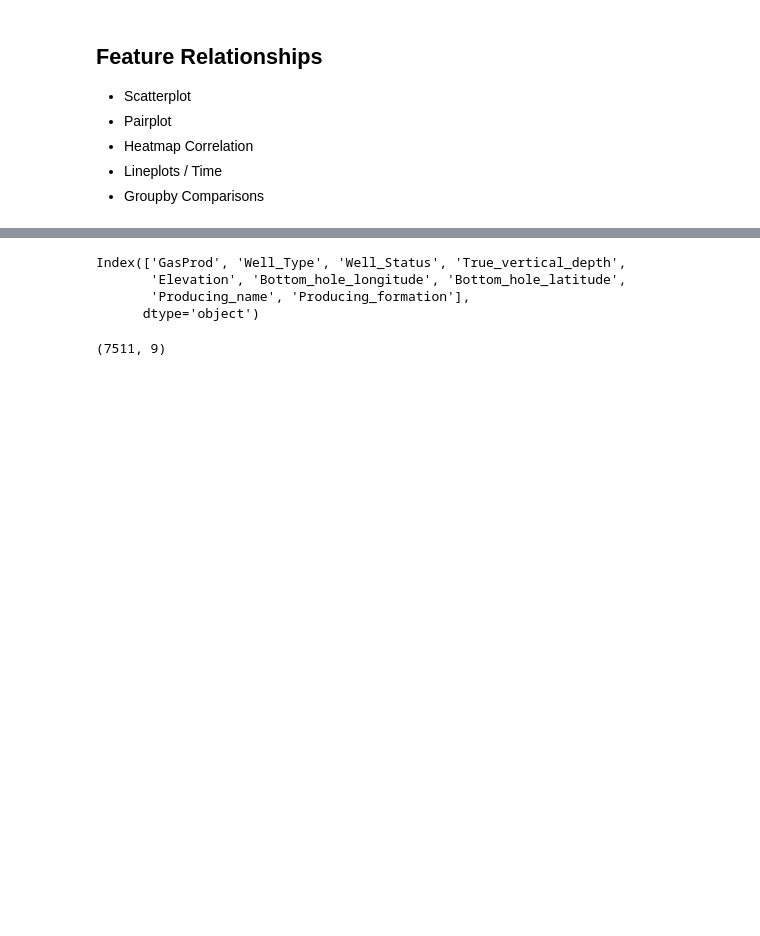
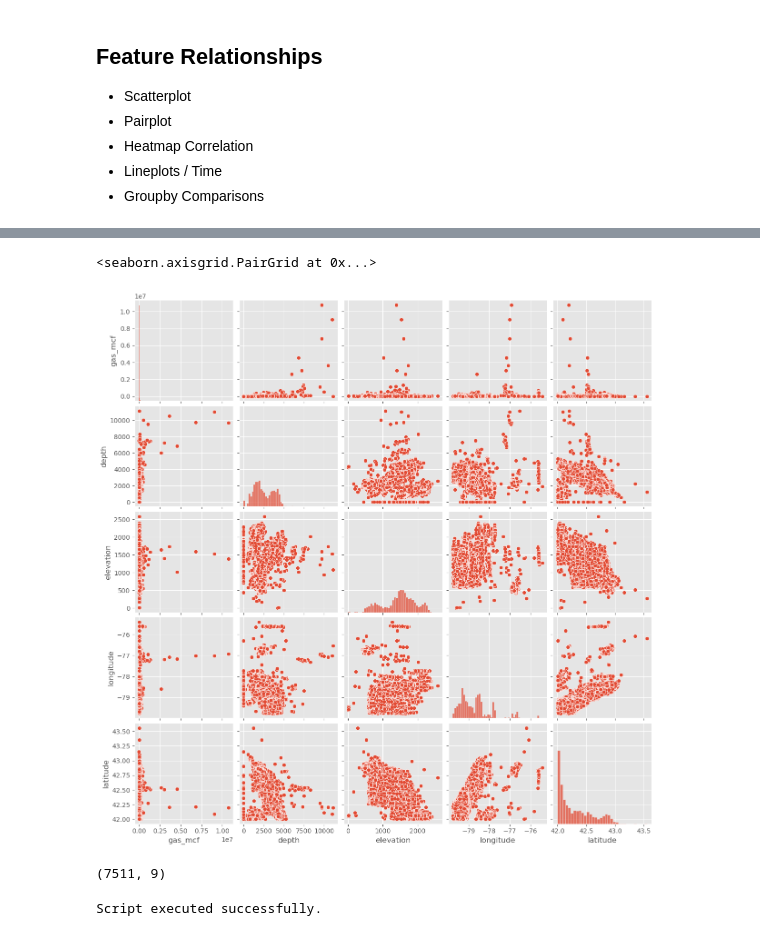
Before and after one commit to mrhussaink7/nys-gas-potential, a Jupyter notebook: code/exploratory_data_analysis.ipynb, the cells around one changed output, grey strips where cells are left out. Saved outputs shown, nothing was run; the diff lists cells and outputs as text; code cells hidden in the pictures; blank space fills up the shorter version.

```diff
--- a/code/exploratory_data_analysis.ipynb
+++ b/code/exploratory_data_analysis.ipynb
@@ -109,11 +162,16 @@ FEATURE: BOTTOM_HOLE_LONGITUDE
 # %%
-df.columns
+sns.pairplot(df)
 # %% [output]
-Index(['GasProd', 'Well_Type', 'Well_Status', 'True_vertical_depth',
-       'Elevation', 'Bottom_hole_longitude', 'Bottom_hole_latitude',
-       'Producing_name', 'Producing_formation'],
-      dtype='object')
+<seaborn.axisgrid.PairGrid at 0x...>
+[figure, added]
 # %%
 df.shape
 # %% [output]
 (7511, 9)
+# %%
+try:
+    print('Script executed successfully.')
+except:
+    print('FAILED')
+# %% [output]
+Script executed successfully.
```
Also changed, not shown: parts of 5 cells of this notebook.
